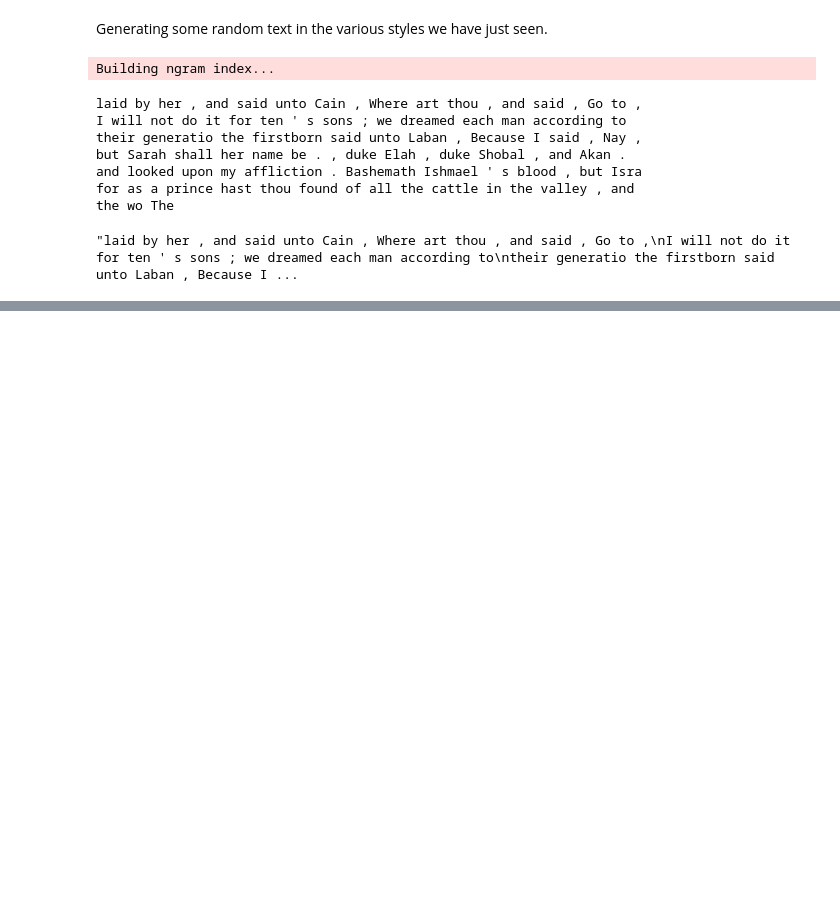
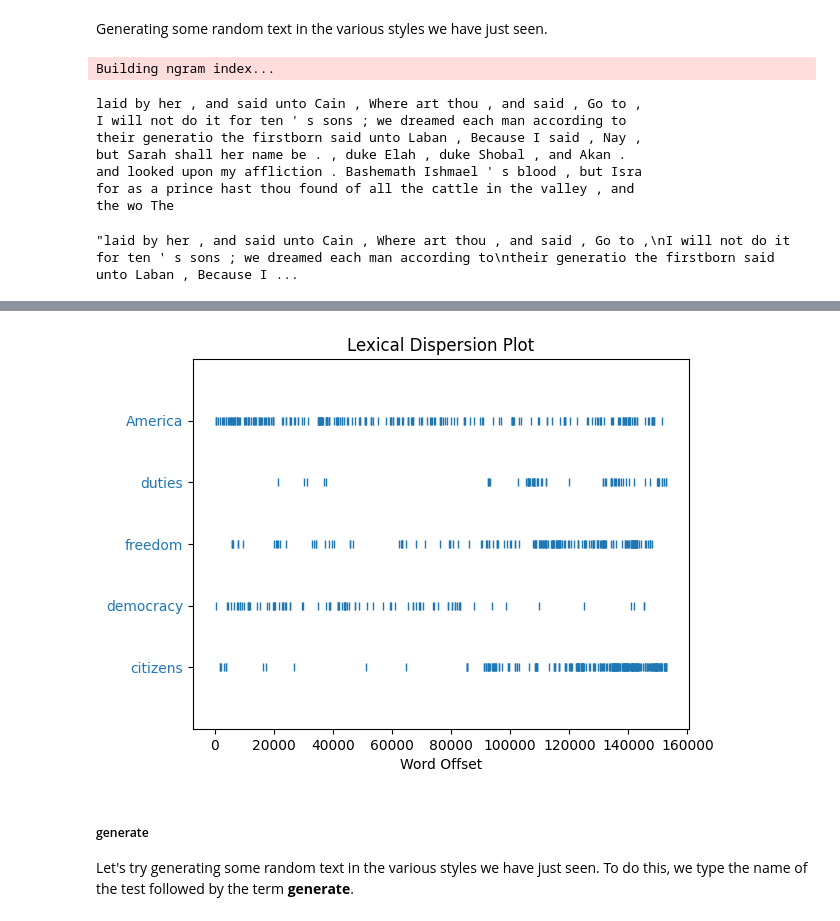
Before and after one commit to deaxparadox/ArtOfAI, a Jupyter notebook: 107-npl/101-start.ipynb, the cells around one changed output, grey strips where cells are left out. Drawn from its saved outputs; the diff is of its cells as text; code cells hidden in the pictures; blank space fills up the shorter version.

```diff
--- a/107-npl/101-start.ipynb
+++ b/107-npl/101-start.ipynb
@@ -109,0 +118,8 @@ the wo The
+# %%
+text4.dispersion_plot(["citizens", "democracy", "freedom", "duties", "America"])
+# %% [output]
+[figure, added]
+# %% [markdown]
+##### generate
+
+Let's try generating some random text in the various styles we have just seen. To do this, we type the name of the test followed by the term **generate**.
```
Also changed, not shown: parts of 10 cells of this notebook, 10 other files.
